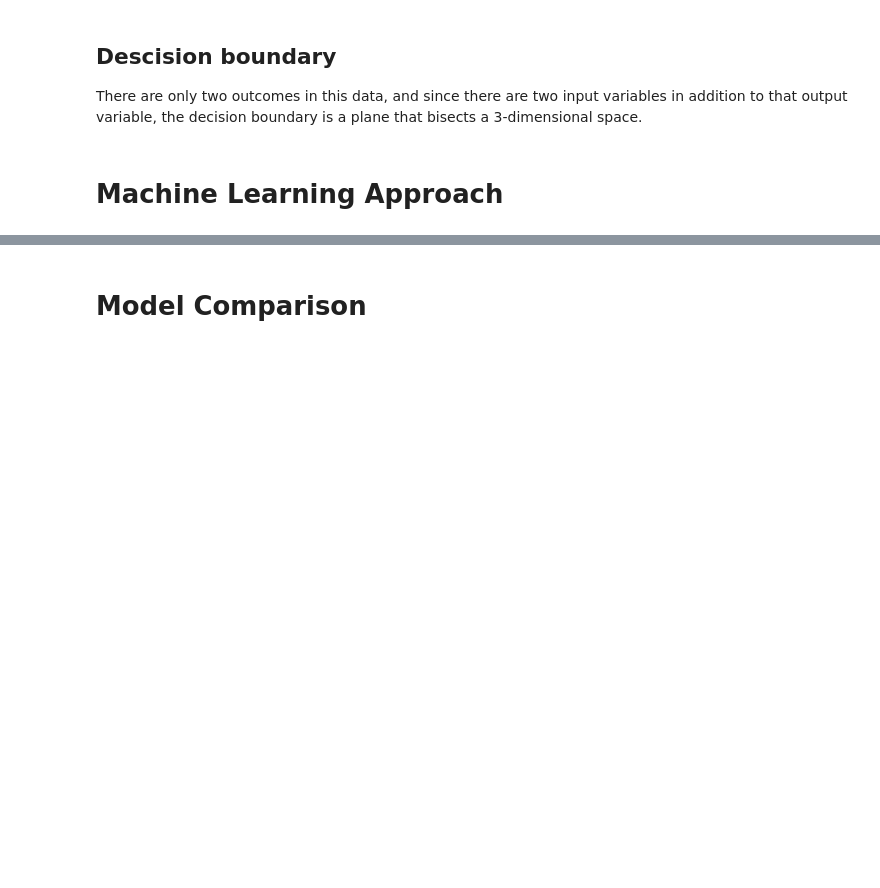
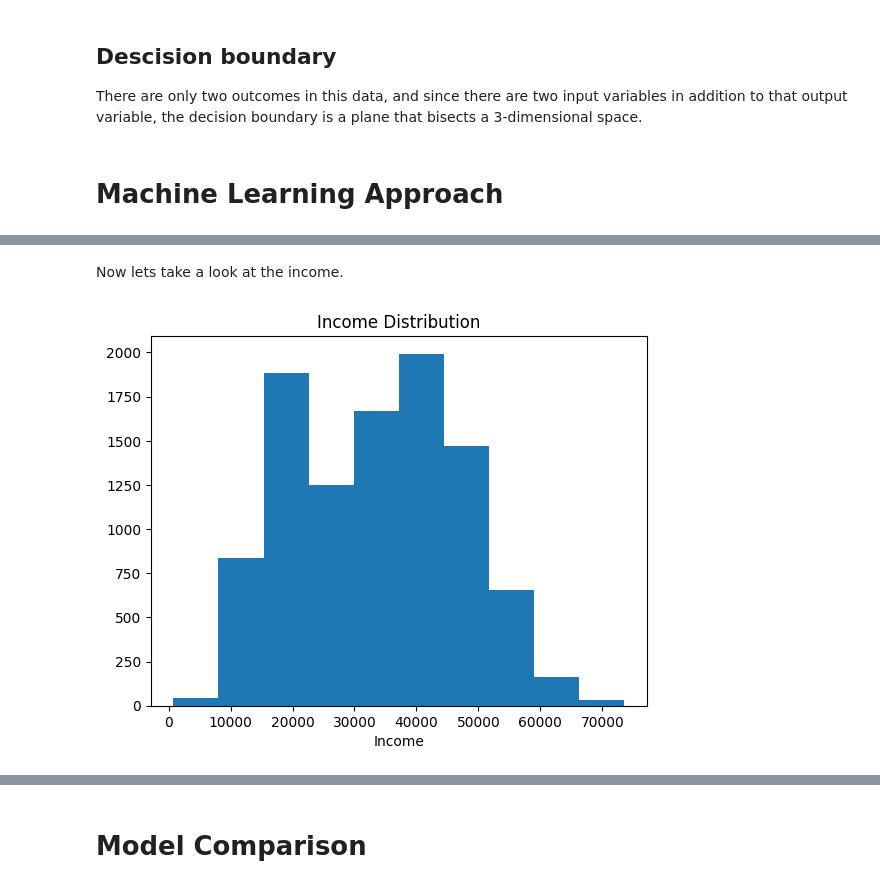
Before and after one commit to lmr97/datamining_proj3, a Jupyter notebook: Group2-LogisticRegression.ipynb, the cells around one changed output, grey strips where cells are left out. Saved outputs shown, nothing was run; the diff lists cells and outputs as text; code cells hidden in the pictures; blank space fills up the shorter version.

```diff
--- a/Group2-LogisticRegression.ipynb
+++ b/Group2-LogisticRegression.ipynb
@@ -252,0 +306,9 @@ There are only two outcomes in this data, and since there are two input variable
+# %% [markdown]
+Now lets take a look at the income.
+# %%
+plt.hist(xUni['income'])
+plt.title('Income Distribution')
+plt.xlabel('Income')
+plt.show()
+# %% [output]
+[figure, added]
```
Also changed, not shown: parts of 21 cells of this notebook.
